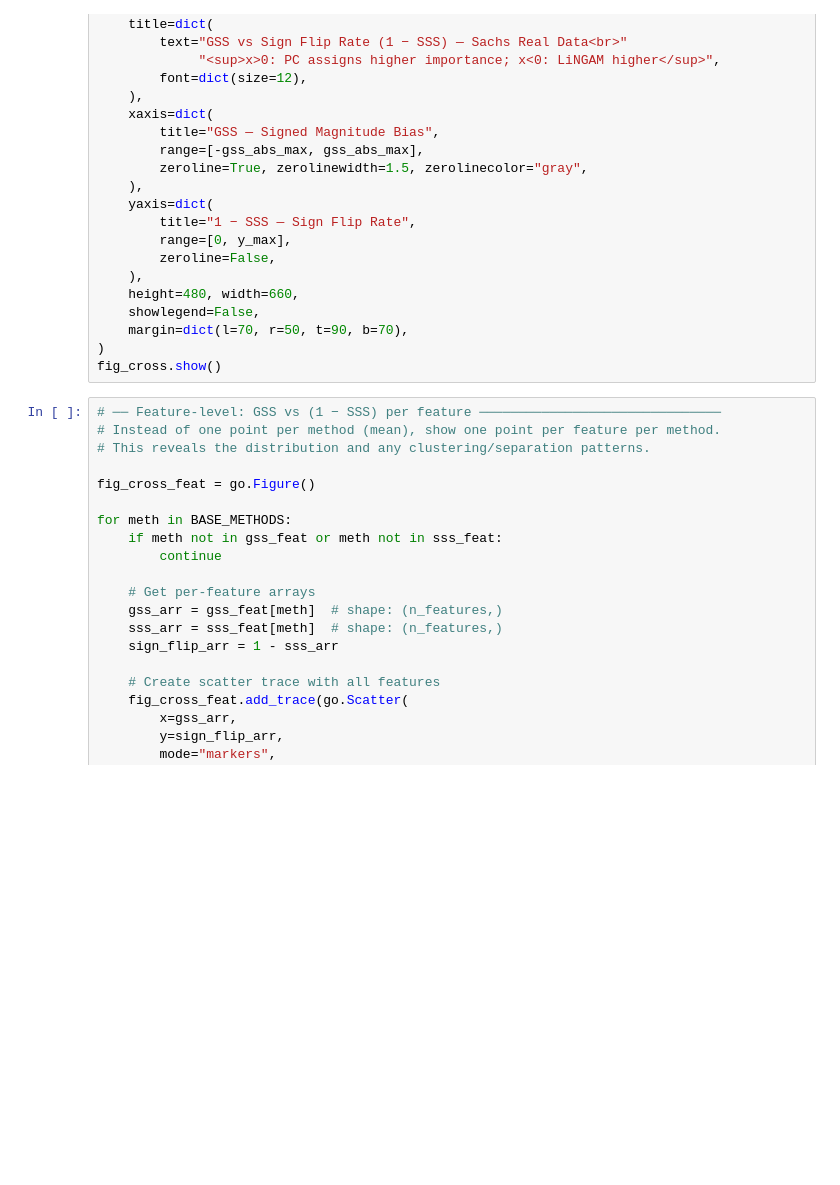
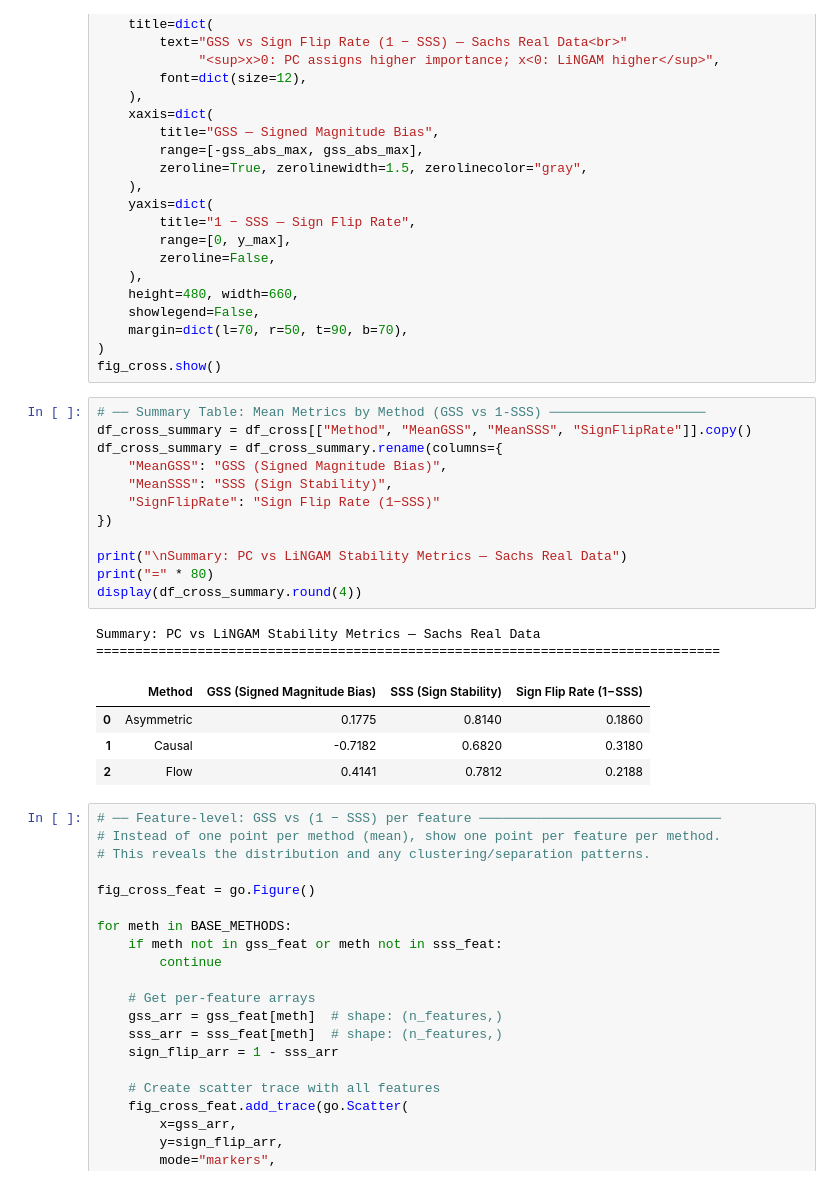
Before and after one commit to juanriosg12/master_thesis, a Jupyter notebook: notebooks/real_data_summary.ipynb, the cells around one changed output. Drawn from its saved outputs; the diff is of its cells as text; blank space fills up the shorter version.

```diff
--- a/notebooks/real_data_summary.ipynb
+++ b/notebooks/real_data_summary.ipynb
@@ -765,6 +765,25 @@ fig_cross.update_layout(
     margin=dict(l=70, r=50, t=90, b=70),
 )
 fig_cross.show()
+# %%
+# ── Summary Table: Mean Metrics by Method (GSS vs 1-SSS) ────────────────────
+df_cross_summary = df_cross[["Method", "MeanGSS", "MeanSSS", "SignFlipRate"]].copy()
+df_cross_summary = df_cross_summary.rename(columns={
+    "MeanGSS": "GSS (Signed Magnitude Bias)",
+    "MeanSSS": "SSS (Sign Stability)",
+    "SignFlipRate": "Sign Flip Rate (1−SSS)"
+})
+
+print("\nSummary: PC vs LiNGAM Stability Metrics — Sachs Real Data")
+print("=" * 80)
+display(df_cross_summary.round(4))
+# %% [output]
+Summary: PC vs LiNGAM Stability Metrics — Sachs Real Data
+================================================================================
+|  | Method | GSS (Signed Magnitude Bias) | SSS (Sign Stability) | Sign Flip Rate (1−SSS) |
+| 0 | Asymmetric | 0.1775 | 0.8140 | 0.1860 |
+| 1 | Causal | -0.7182 | 0.6820 | 0.3180 |
+| 2 | Flow | 0.4141 | 0.7812 | 0.2188 |
 # %%
 # ── Feature-level: GSS vs (1 − SSS) per feature ───────────────────────────────
 # Instead of one point per method (mean), show one point per feature per method.
```
Also changed, not shown: parts of 6 cells of this notebook, 1 other file.
